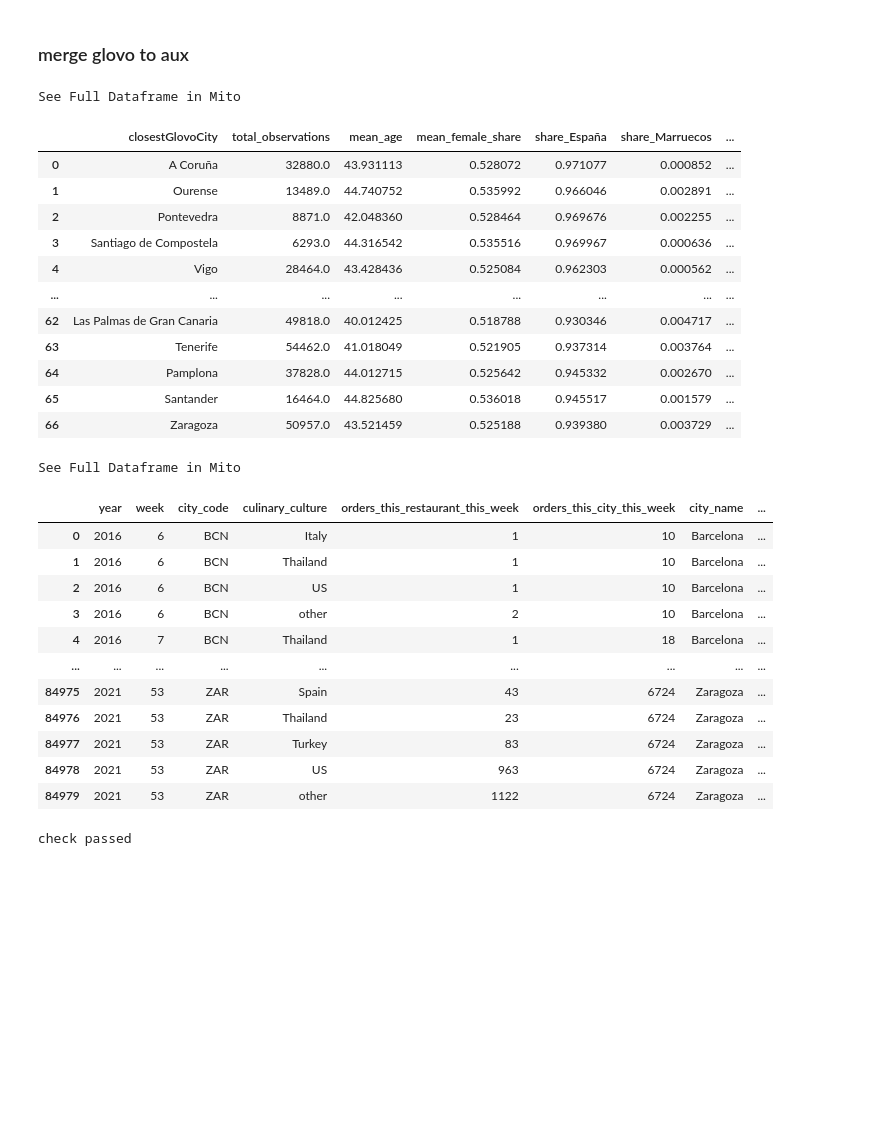
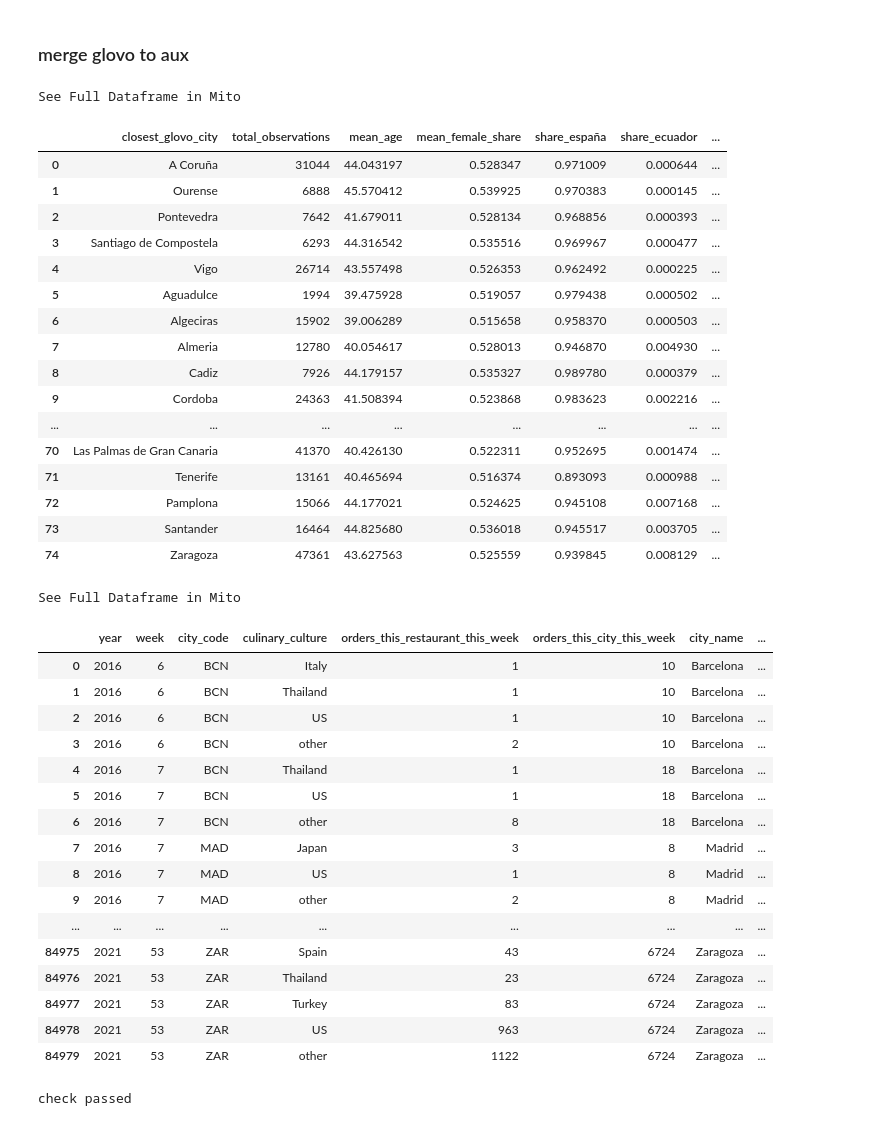
Before and after one commit to linkcharger/glovo, a Jupyter notebook: merging/mergingGlovoAndAux.ipynb, the cells around one changed output. Cells and saved outputs as stored; diff of their text form; code cells hidden in the pictures; blank space fills up the shorter version.

Commit message:
added aggregation radius=20km around glovo-cities

```diff
--- a/merging/mergingGlovoAndAux.ipynb
+++ b/merging/mergingGlovoAndAux.ipynb
@@ -648,8 +684,6 @@ See Full Dataframe in Mito
 | 14 | País Vasco | -0.074517 | -0.209440 | -0.107988 | País Vasco |
 | 15 | Principado de Asturias | 0.105272 | -0.128852 | 0.051152 | Asturias, Principado de |
 | 16 | Región de Murcia | 0.011454 | -0.061928 | -0.010516 | Murcia, Región de |
-# %%
-pd.options.display.min_rows = 10
 # %% [markdown]
 ### merging ESS to aux
 # %%
@@ -805,22 +863,27 @@ collapsedGlovo.to_excel('collapsed_glovo.xlsx')
 # %% [markdown]
 ### merge glovo to aux
 # %%
-collapsedAux = pd.read_csv('collapsed_aux.xlsx', index_col=0)
+collapsedAux = pd.read_excel('collapsed_aux.xlsx', index_col=0)
 collapsedAux
 # %% [output]
 See Full Dataframe in Mito
-|  | closestGlovoCity | total_observations | mean_age | mean_female_share | share_España | share_Marruecos | ... |
-| 0 | A Coruña | 32880.0 | 43.931113 | 0.528072 | 0.971077 | 0.000852 | ... |
-| 1 | Ourense | 13489.0 | 44.740752 | 0.535992 | 0.966046 | 0.002891 | ... |
-| 2 | Pontevedra | 8871.0 | 42.048360 | 0.528464 | 0.969676 | 0.002255 | ... |
-| 3 | Santiago de Compostela | 6293.0 | 44.316542 | 0.535516 | 0.969967 | 0.000636 | ... |
-| 4 | Vigo | 28464.0 | 43.428436 | 0.525084 | 0.962303 | 0.000562 | ... |
+|  | closest_glovo_city | total_observations | mean_age | mean_female_share | share_españa | share_ecuador | ... |
+| 0 | A Coruña | 31044 | 44.043197 | 0.528347 | 0.971009 | 0.000644 | ... |
+| 1 | Ourense | 6888 | 45.570412 | 0.539925 | 0.970383 | 0.000145 | ... |
+| 2 | Pontevedra | 7642 | 41.679011 | 0.528134 | 0.968856 | 0.000393 | ... |
+| 3 | Santiago de Compostela | 6293 | 44.316542 | 0.535516 | 0.969967 | 0.000477 | ... |
+| 4 | Vigo | 26714 | 43.557498 | 0.526353 | 0.962492 | 0.000225 | ... |
+| 5 | Aguadulce | 1994 | 39.475928 | 0.519057 | 0.979438 | 0.000502 | ... |
+| 6 | Algeciras | 15902 | 39.006289 | 0.515658 | 0.958370 | 0.000503 | ... |
+| 7 | Almeria | 12780 | 40.054617 | 0.528013 | 0.946870 | 0.004930 | ... |
+| 8 | Cadiz | 7926 | 44.179157 | 0.535327 | 0.989780 | 0.000379 | ... |
+| 9 | Cordoba | 24363 | 41.508394 | 0.523868 | 0.983623 | 0.002216 | ... |
 | ... | ... | ... | ... | ... | ... | ... | ... |
-| 62 | Las Palmas de Gran Canaria | 49818.0 | 40.012425 | 0.518788 | 0.930346 | 0.004717 | ... |
-| 63 | Tenerife | 54462.0 | 41.018049 | 0.521905 | 0.937314 | 0.003764 | ... |
-| 64 | Pamplona | 37828.0 | 44.012715 | 0.525642 | 0.945332 | 0.002670 | ... |
-| 65 | Santander | 16464.0 | 44.825680 | 0.536018 | 0.945517 | 0.001579 | ... |
-| 66 | Zaragoza | 50957.0 | 43.521459 | 0.525188 | 0.939380 | 0.003729 | ... |
+| 70 | Las Palmas de Gran Canaria | 41370 | 40.426130 | 0.522311 | 0.952695 | 0.001474 | ... |
+| 71 | Tenerife | 13161 | 40.465694 | 0.516374 | 0.893093 | 0.000988 | ... |
+| 72 | Pamplona | 15066 | 44.177021 | 0.524625 | 0.945108 | 0.007168 | ... |
+| 73 | Santander | 16464 | 44.825680 | 0.536018 | 0.945517 | 0.003705 | ... |
+| 74 | Zaragoza | 47361 | 43.627563 | 0.525559 | 0.939845 | 0.008129 | ... |
 # %%
 collapsed = pd.merge(collapsedGlovo, collapsedAux, left_on='city_name', right_on='closest_glovo_city', how='left').drop(columns='closest_glovo_city')
 collapsed
@@ -832,6 +895,11 @@ See Full Dataframe in Mito
 | 2 | 2016 | 6 | BCN | US | 1 | 10 | Barcelona | ... |
 | 3 | 2016 | 6 | BCN | other | 2 | 10 | Barcelona | ... |
 | 4 | 2016 | 7 | BCN | Thailand | 1 | 18 | Barcelona | ... |
+| 5 | 2016 | 7 | BCN | US | 1 | 18 | Barcelona | ... |
+| 6 | 2016 | 7 | BCN | other | 8 | 18 | Barcelona | ... |
+| 7 | 2016 | 7 | MAD | Japan | 3 | 8 | Madrid | ... |
+| 8 | 2016 | 7 | MAD | US | 1 | 8 | Madrid | ... |
+| 9 | 2016 | 7 | MAD | other | 2 | 8 | Madrid | ... |
 | ... | ... | ... | ... | ... | ... | ... | ... | ... |
 | 84975 | 2021 | 53 | ZAR | Spain | 43 | 6724 | Zaragoza | ... |
 | 84976 | 2021 | 53 | ZAR | Thailand | 23 | 6724 | Zaragoza | ... |
```
Also changed, not shown: parts of 31 cells of this notebook.
